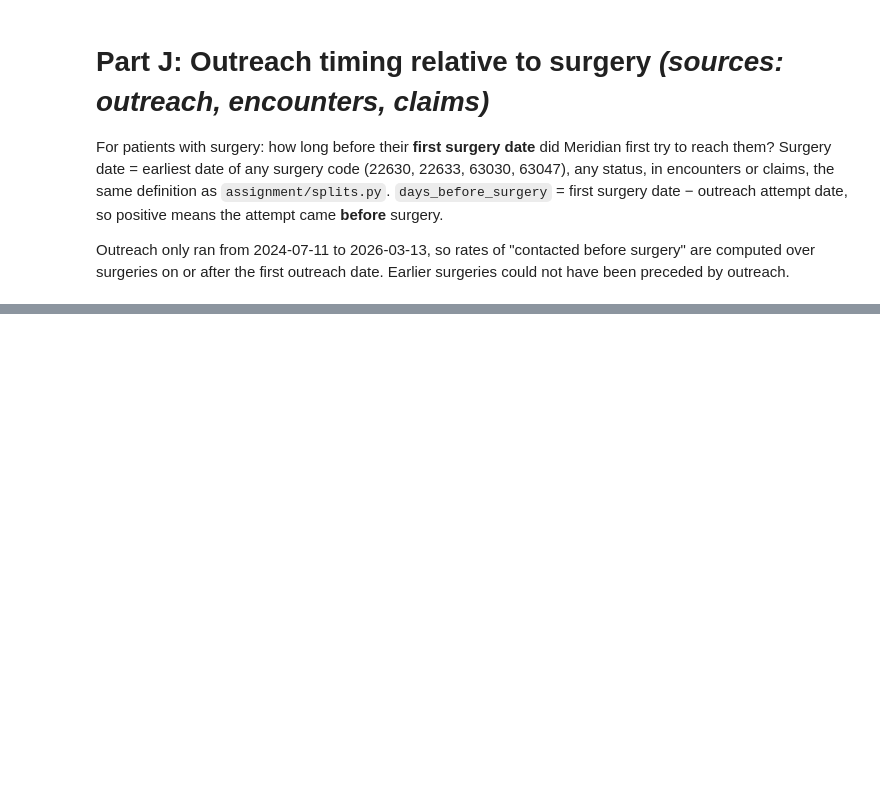
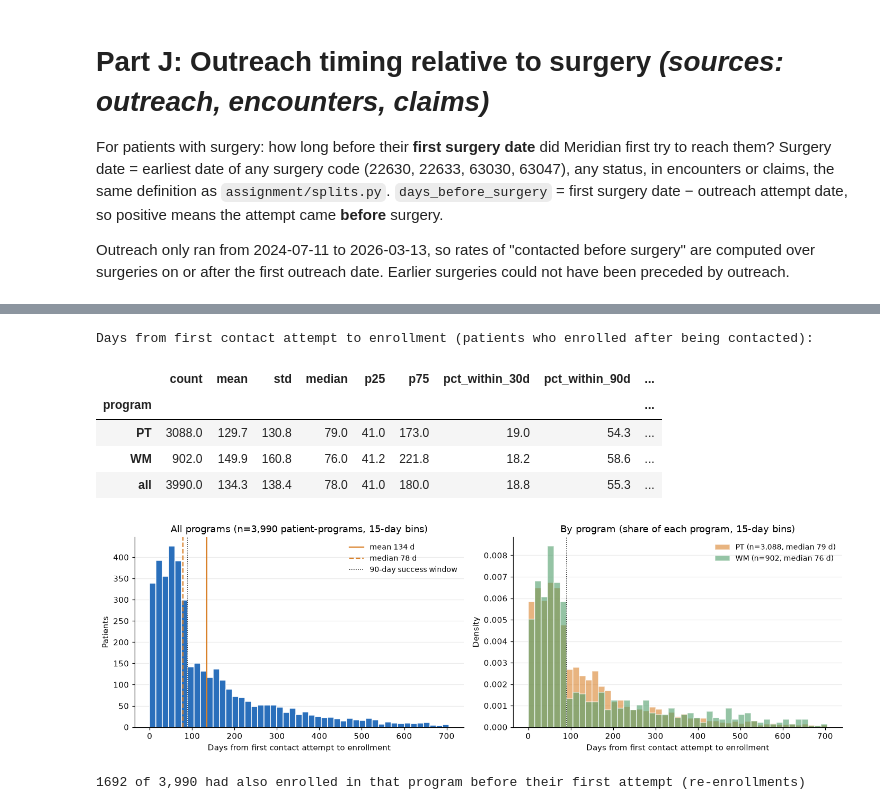
Before and after one commit to MSBradshaw/Meridian, a Jupyter notebook: notebooks/meridian_eda.ipynb, the cells around one changed output, grey strips where cells are left out. Cells and saved outputs as stored; diff of their text form; code cells hidden in the pictures; blank space fills up the shorter version.

```diff
--- a/notebooks/meridian_eda.ipynb
+++ b/notebooks/meridian_eda.ipynb
@@ -1007,0 +960,52 @@ mean successful patients per campaign quarter: 269.5 -> +5% target: 283
+# %%
+first_attempt = o.groupby(['patient_token', 'program']).date.min().rename('first_attempt').reset_index()
+after = first_attempt.merge(enr[['patient_token', 'program', 'enrollment_date']], on=['patient_token', 'program'])
+after = after[after.enrollment_date >= after.first_attempt]
+lag = (after.groupby(['patient_token', 'program'])
+       .agg(first_attempt=('first_attempt', 'first'), enrollment_date=('enrollment_date', 'min'))
+       .reset_index())
+lag['days'] = (lag.enrollment_date - lag.first_attempt).dt.days
+prior = first_attempt.merge(enr, on=['patient_token', 'program'])
+prior_ids = set(map(tuple, prior.loc[prior.enrollment_date < prior.first_attempt, ['patient_token', 'program']].values))
+lag['enrolled_before_contact'] = [(t, p) in prior_ids for t, p in zip(lag.patient_token, lag.program)]
+
+contacted = first_attempt.groupby('program').size()
+stats = lag.groupby('program').days.agg(['count', 'mean', 'std', 'median'])
+stats.loc['all'] = lag.days.agg(['count', 'mean', 'std', 'median'])
+stats['p25'] = list(lag.groupby('program').days.quantile(.25)) + [lag.days.quantile(.25)]
+stats['p75'] = list(lag.groupby('program').days.quantile(.75)) + [lag.days.quantile(.75)]
+stats['pct_within_30d'] = list(lag.groupby('program').days.apply(lambda d: (d <= 30).mean() * 100)) + [(lag.days <= 30).mean() * 100]
+stats['pct_within_90d'] = list(lag.groupby('program').days.apply(lambda d: (d <= 90).mean() * 100)) + [(lag.days <= 90).mean() * 100]
+stats['pct_of_contacted_who_enrolled_after'] = list(stats['count'][:2] / contacted * 100) + [len(lag) / len(first_attempt) * 100]
+print('Days from first contact attempt to enrollment (patients who enrolled after being contacted):')
+display(stats.round(1))
+
+fig, axes = plt.subplots(1, 2, figsize=(13, 4.2))
+ax = axes[0]
+ax.hist(lag.days, bins=np.arange(0, lag.days.max() + 15, 15), color=BLUE, edgecolor='white')
+for val, lab, ls in [(lag.days.mean(), f'mean {lag.days.mean():.0f} d', '-'), (lag.days.median(), f'median {lag.days.median():.0f} d', '--')]:
+    ax.axvline(val, color=ORANGE, lw=1.5, ls=ls, label=lab)
+ax.axvline(90, color='black', lw=1, ls=':', label='90-day success window')
+ax.set(title=f'All programs (n={len(lag):,} patient-programs, 15-day bins)', xlabel='Days from first contact attempt to enrollment', ylabel='Patients')
+ax.legend(frameon=False, fontsize=9)
+ax = axes[1]
+for prog, colr in [('PT', ORANGE), ('WM', '#4f9d69')]:
+    dd = lag.loc[lag.program == prog, 'days']
+    ax.hist(dd, bins=np.arange(0, lag.days.max() + 15, 15), color=colr, alpha=.6, edgecolor='white', density=True,
+            label=f'{prog} (n={len(dd):,}, median {dd.median():.0f} d)')
+ax.axvline(90, color='black', lw=1, ls=':')
+ax.set(title='By program (share of each program, 15-day bins)', xlabel='Days from first contact attempt to enrollment', ylabel='Density')
+ax.legend(frameon=False, fontsize=9)
+for a in axes:
+    a.grid(axis='x', visible=False)
+plt.tight_layout(); plt.show()
+print(f"{int(lag.enrolled_before_contact.sum())} of {len(lag):,} had also enrolled in that program before their first attempt (re-enrollments)")
+# %% [output]
+Days from first contact attempt to enrollment (patients who enrolled after being contacted):
+|  | count | mean | std | median | p25 | p75 | pct_within_30d | pct_within_90d | ... |
+| program |  |  |  |  |  |  |  |  | ... |
+| PT | 3088.0 | 129.7 | 130.8 | 79.0 | 41.0 | 173.0 | 19.0 | 54.3 | ... |
+| WM | 902.0 | 149.9 | 160.8 | 76.0 | 41.2 | 221.8 | 18.2 | 58.6 | ... |
+| all | 3990.0 | 134.3 | 138.4 | 78.0 | 41.0 | 180.0 | 18.8 | 55.3 | ... |
+[figure, added]
+1692 of 3,990 had also enrolled in that program before their first attempt (re-enrollments)
```
Also changed, not shown: parts of 26 cells of this notebook, 23 other files.
